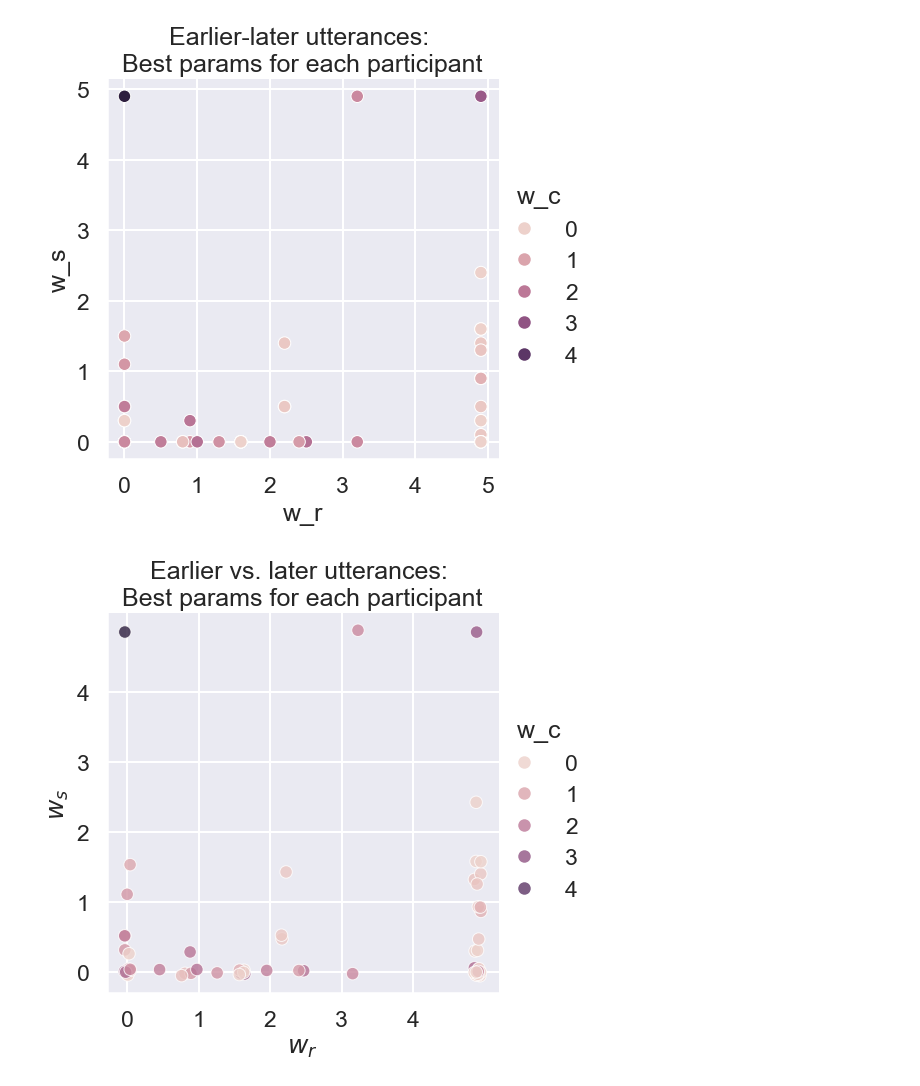
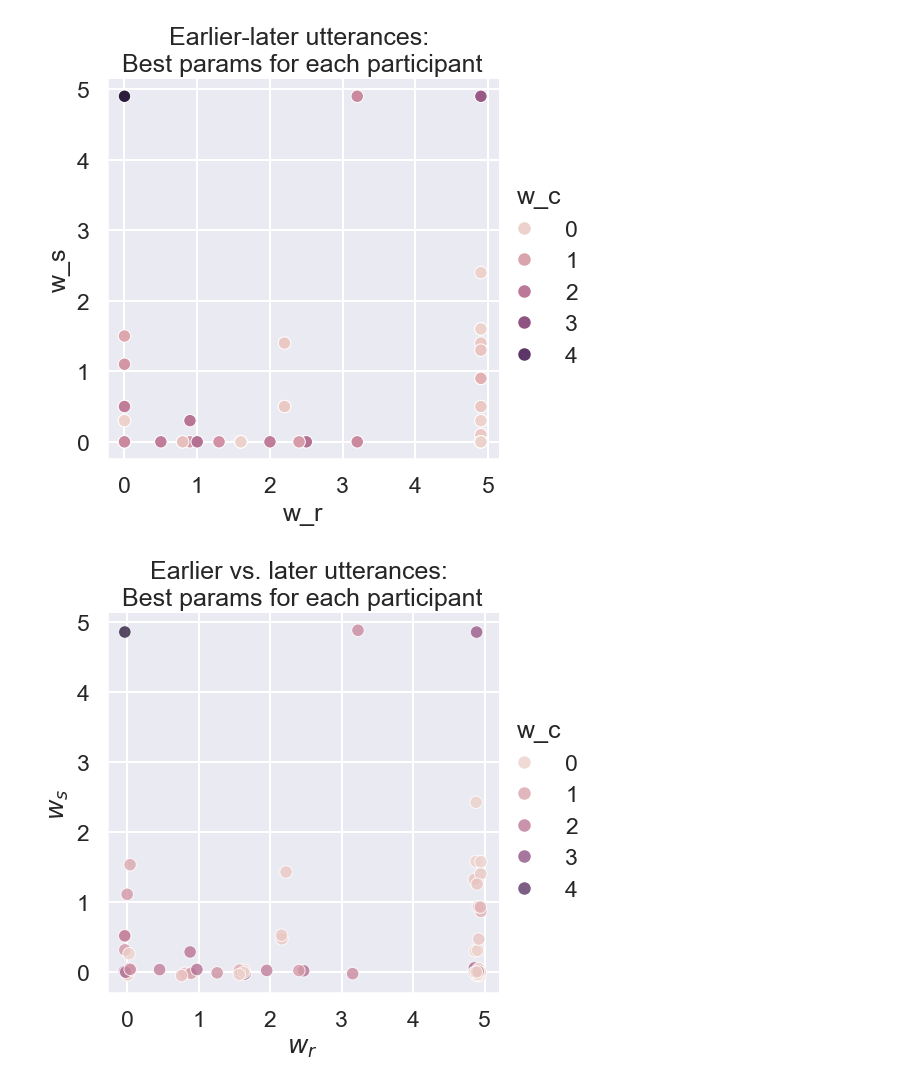
Before and after one commit to aliciamchen/code-switching, a Jupyter notebook: model/earlier-later-3pp-redblue.ipynb, the cells around one changed output. Drawn from its saved outputs; the diff is of its cells as text; code cells hidden in the pictures.

```diff
--- a/model/earlier-later-3pp-redblue.ipynb
+++ b/model/earlier-later-3pp-redblue.ipynb
@@ -53,7 +55,7 @@ params_list_no_social = utils.get_params_list(
 )
 
 params_list_social = utils.get_params_list(
-    alphas=alphas, w_rs=w_rs, w_ss=w_rs, w_cs=w_cs
+    alphas=alphas, w_rs=w_rs, w_ss=w_ss, w_cs=w_cs
 )
 # %%
 best_params_no_social, best_nll_no_social, _ = model_tools.fit_params_overall(data_organized, tangram_info, params_list=params_list_no_social, expt_type=ExptTypes.EarlierLater)
@@ -219,25 +221,25 @@ plt.show()
 # %%
 import numpy as np
 df_jittered = df_params.copy()
 
 np.random.seed(42)
 jitter_amount = 0.05
 
 # Create new columns with random jitter around the existing columns
 df_jittered['w_r_jittered'] = df_jittered['w_r'] + np.random.uniform(
     -jitter_amount, jitter_amount, df_jittered.shape[0]
 )
 df_jittered['w_s_jittered'] = df_jittered['w_s'] + np.random.uniform(
     -jitter_amount, jitter_amount, df_jittered.shape[0]
 )
 
 # Now plot using the jittered columns
 sns.relplot(data=df_jittered, x="w_r_jittered", y="w_s_jittered", hue="w_c", alpha=0.8)
-plt.xticks(range(int(df_params['w_r'].max()) + 1))
-plt.yticks(range(int(df_params['w_s'].max()) + 1))
+plt.xticks(range(math.ceil(df_params['w_r'].max()) + 1))
+plt.yticks(range(math.ceil(df_params['w_s'].max()) + 1))
 plt.title("Earlier vs. later utterances: \nBest params for each participant")
 plt.xlabel("$w_r$")
 plt.ylabel("$w_s$")
 plt.show()
 # %% [output]
-[figure, old version]
+[figure, new version]
```
Also changed, not shown: parts of 2 cells of this notebook, 3 other files.
